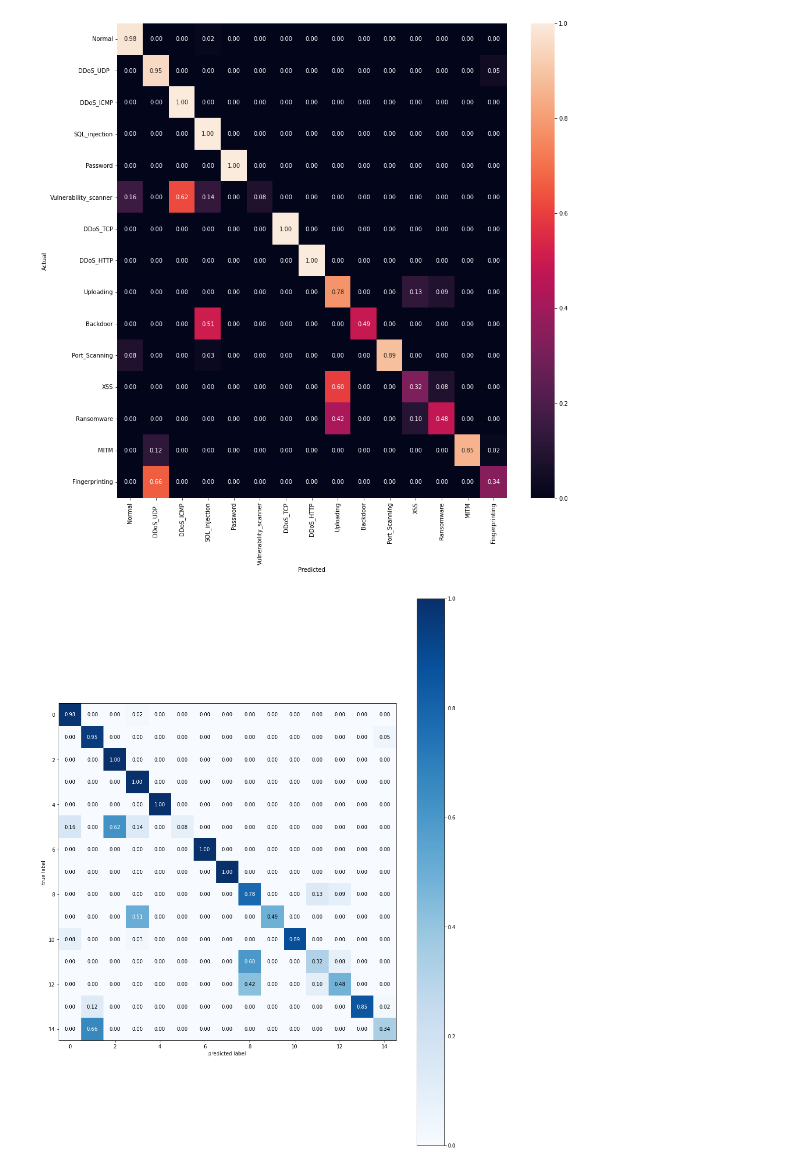
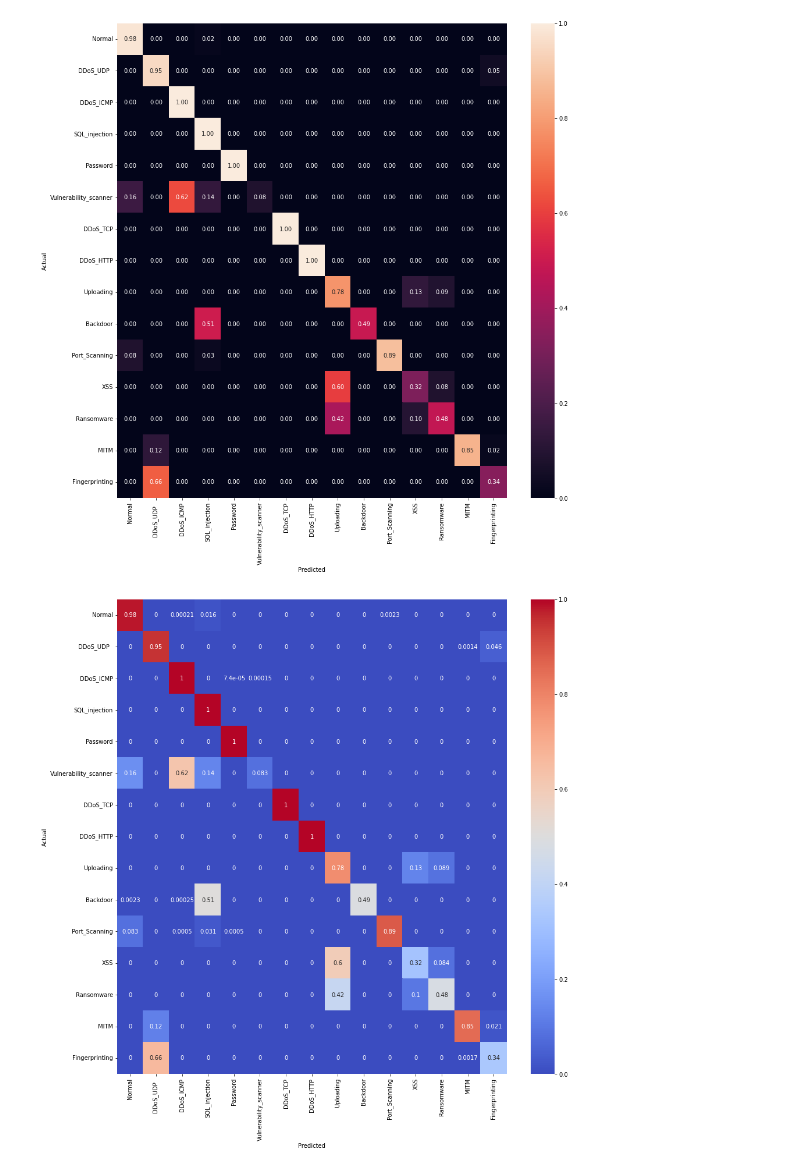
Before and after one commit to ismailasy/Deep_IOT_Network_Anomaly_Detection, a Jupyter notebook: Classification_multi_classe.ipynb, the cells around one changed output. Cells and saved outputs as stored; diff of their text form; code cells hidden in the pictures.

```diff
--- a/Classification_multi_classe.ipynb
+++ b/Classification_multi_classe.ipynb
@@ -363,14 +363,17 @@ plt.xlabel('Predicted')
 plt.show(block=False)
 # %% [output]
 [figure]
-# %%
-from mlxtend.plotting import plot_confusion_matrix
-fig, ax = plot_confusion_matrix(conf_mat=cm,
-                                colorbar=True,
-                                show_absolute=False,
-                                show_normed=True,
-                                figsize =(15,20)
-                                )
-plt.show()
-# %% [output]
-[figure, removed]
+# %%
+from sklearn.metrics import confusion_matrix
+import seaborn as sns
+
+#cm = confusion_matrix(y_test, y_pred)
+# Normalise
+cmml = cm_ml.astype('float') / cm_ml.sum(axis=1)[:, np.newaxis]
+fig, ax = plt.subplots(figsize=(15,15))
+sns.heatmap(cmn, annot=True, fmt='.2g', cmap="coolwarm",xticklabels=class_names, yticklabels=class_names)
+plt.ylabel('Actual')
+plt.xlabel('Predicted')
+plt.show(block=False)
+# %% [output]
+[figure, added]
```
